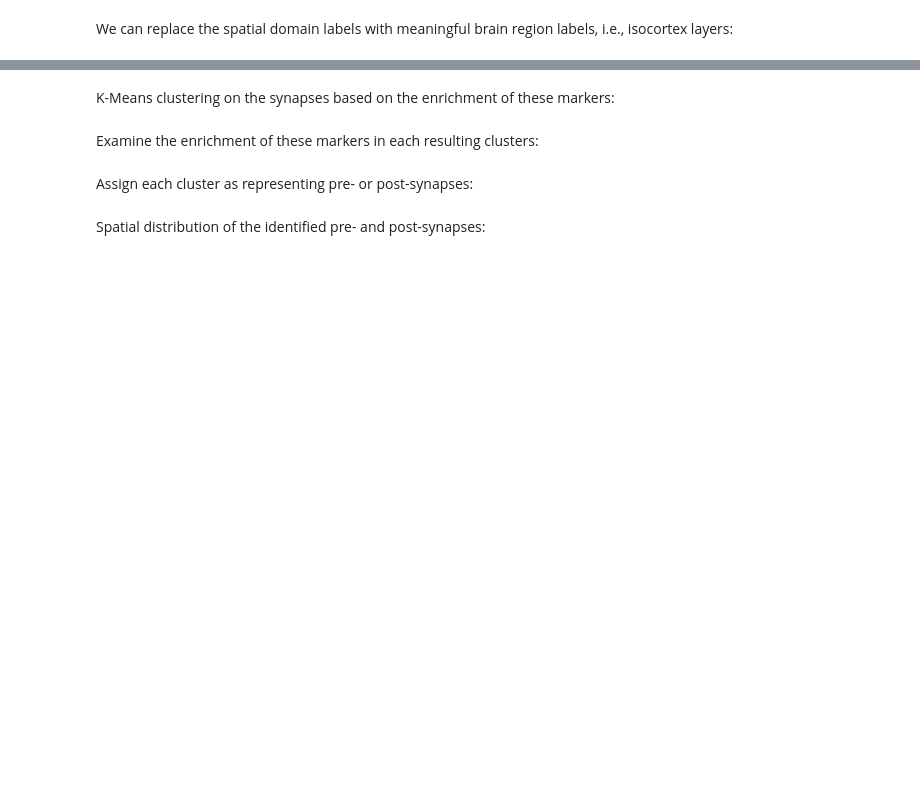
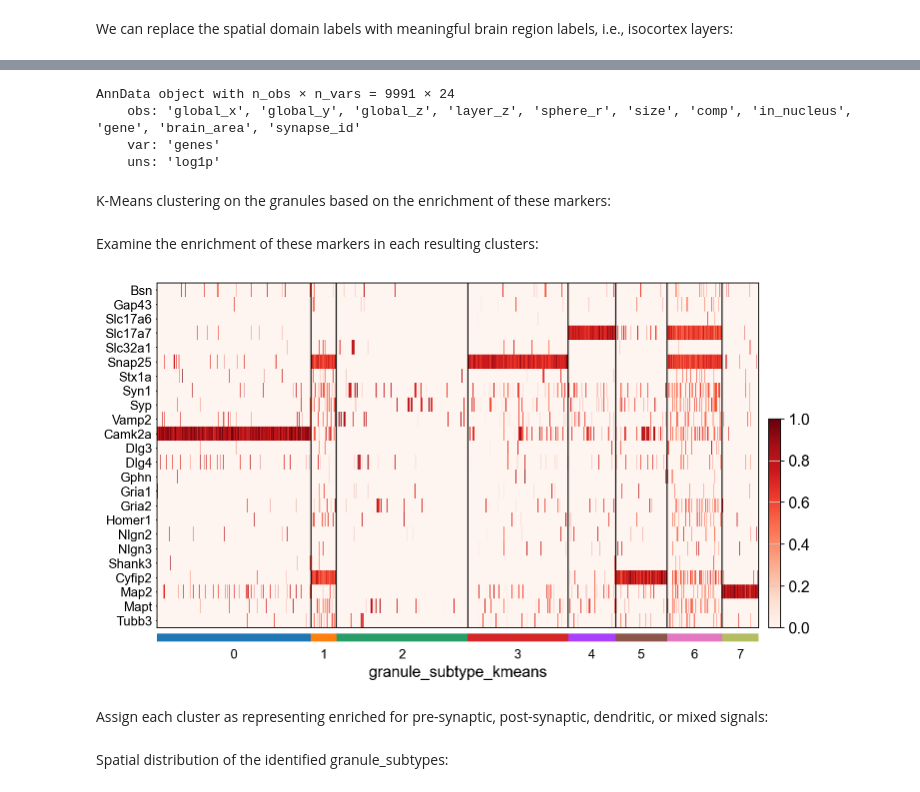
Before and after one commit to chen-yang-yuan/mcDETECT, a Jupyter notebook: tutorial/tutorial.ipynb, the cells around one changed output, grey strips where cells are left out. Saved outputs shown, nothing was run; the diff lists cells and outputs as text; code cells hidden in the pictures; blank space fills up the shorter version.

```diff
--- a/tutorial/tutorial.ipynb
+++ b/tutorial/tutorial.ipynb
@@ -234,3 +288,3 @@ Synapse transcriptome profiling is implemented in the `profile()` function. The
 # %%
-syn_adata = mc.profile(synapses)
+gnl_adata = mc.profile(granules)
 # %% [markdown]
@@ -244,19 +307,32 @@ We can classify the identified synapses into dinstinct subtypes, e.g., pre-synap
 # %%
-ref_genes = ['Bsn', 'Gap43', 'Nrxn1', 'Slc17a6', 'Slc17a7', 'Slc32a1', 'Snap25', 'Stx1a', 'Syn1', 'Syp', 'Syt1', 'Vamp2'] + ['Camk2a', 'Dlg3', 'Dlg4', 'Gphn', 'Gria1', 'Gria2', 'Homer1', 'Homer2', 'Nlgn1', 'Nlgn2', 'Nlgn3', 'Shank1', 'Shank3']
-ref_genes = [i for i in ref_genes if i in syn_adata.var_names]
+genes_syn_pre = ["Bsn", "Gap43", "Nrxn1", "Slc17a6", "Slc17a7", "Slc32a1", "Snap25", "Stx1a", "Syn1", "Syp", "Syt1", "Vamp2", "Cplx2"]
+genes_syn_post = ["Camk2a", "Dlg3", "Dlg4", "Gphn", "Gria1", "Gria2", "Homer1", "Homer2", "Nlgn1", "Nlgn2", "Nlgn3", "Shank1", "Shank3"]
+genes_axon = ["Ank3", "Nav1", "Sptnb4", "Nfasc", "Mapt", "Tubb3"]
+genes_dendrite = ["Actb", "Cyfip2", "Ddn", "Dlg4", "Map1a", "Map2"]
 
-syn_adata_subset = syn_adata[:, ref_genes].copy()
-syn_adata_subset
+ref_genes = list(set(genes_syn_pre + genes_syn_post + genes_axon + genes_dendrite))
+ref_genes = [i for i in ref_genes if i in gnl_adata.var_names]
+
+gnl_adata_subset = gnl_adata[:, ref_genes].copy()
+gnl_adata_subset
+# %% [output]
+AnnData object with n_obs × n_vars = 9991 × 24
+    obs: 'global_x', 'global_y', 'global_z', 'layer_z', 'sphere_r', 'size', 'comp', 'in_nucleus', 'gene', 'brain_area', 'synapse_id'
+    var: 'genes'
+    uns: 'log1p'
 # %% [markdown]
-K-Means clustering on the synapses based on the enrichment of these markers:
+K-Means clustering on the granules based on the enrichment of these markers:
 # %%
-data = syn_adata_subset.X
+data = gnl_adata_subset.X
 if not isinstance(data, np.ndarray):
     data = data.toarray()
 
-n_clusters = 10
-kmeans = KMeans(n_clusters = n_clusters, random_state = 42, n_init = 25)
+n_clusters = 8
+kmeans = MiniBatchKMeans(n_clusters = n_clusters, batch_size = 500, random_state = 0)
 kmeans.fit(data)
-syn_adata.obs['kmeans_pre_post'] = kmeans.labels_.astype(str)
+gnl_adata.obs["granule_subtype_kmeans"] = kmeans.labels_.astype(str)
+
+desired_order = [f"{i}" for i in range(n_clusters)]
+gnl_adata.obs["granule_subtype_kmeans"] = pd.Categorical(gnl_adata.obs["granule_subtype_kmeans"], categories=desired_order, ordered=True)
 # %% [markdown]
 Examine the enrichment of these markers in each resulting clusters:
@@ -308,2 +339,10 @@ plt.show()
+# %%
+ref_genes_sorted = ["Bsn", "Gap43", "Slc17a6", "Slc17a7", "Slc32a1", "Snap25", "Stx1a", "Syn1", "Syp", "Vamp2", "Camk2a", "Dlg3", "Dlg4", "Gphn", "Gria1", "Gria2", "Homer1", "Nlgn2", "Nlgn3", "Shank3", "Cyfip2", "Map2", "Mapt", "Tubb3"]
+gnl_adata_subset.obs["granule_subtype_kmeans"] = gnl_adata.obs["granule_subtype_kmeans"].copy()
+
+ax = sc.pl.heatmap(gnl_adata_subset, var_names = ref_genes_sorted, groupby = "granule_subtype_kmeans", cmap = "Reds", standard_scale = "var", dendrogram = False, swap_axes = True, show = False, figsize = (10, 6))
+plt.show()
+# %% [output]
+[figure, added]
 # %% [markdown]
-Assign each cluster as representing pre- or post-synapses:
+Assign each cluster as representing enriched for pre-synaptic, post-synaptic, dendritic, or mixed signals:
@@ -326,3 +364,3 @@ print(pre_lst, post_lst, neutral_lst)
 # %% [markdown]
-Spatial distribution of the identified pre- and post-synapses:
+Spatial distribution of the identified granule_subtypes:
 # %%
```
Also changed, not shown: parts of 34 cells of this notebook, 1 other file.
